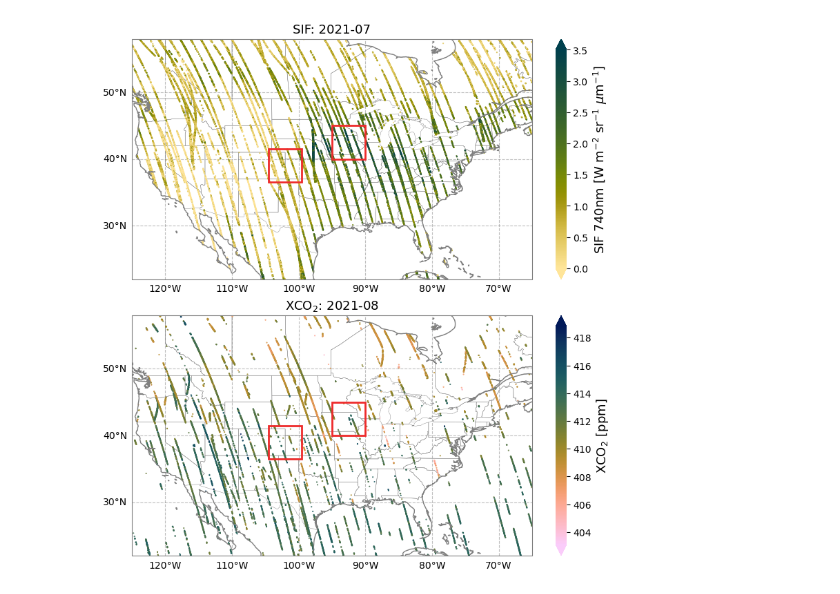
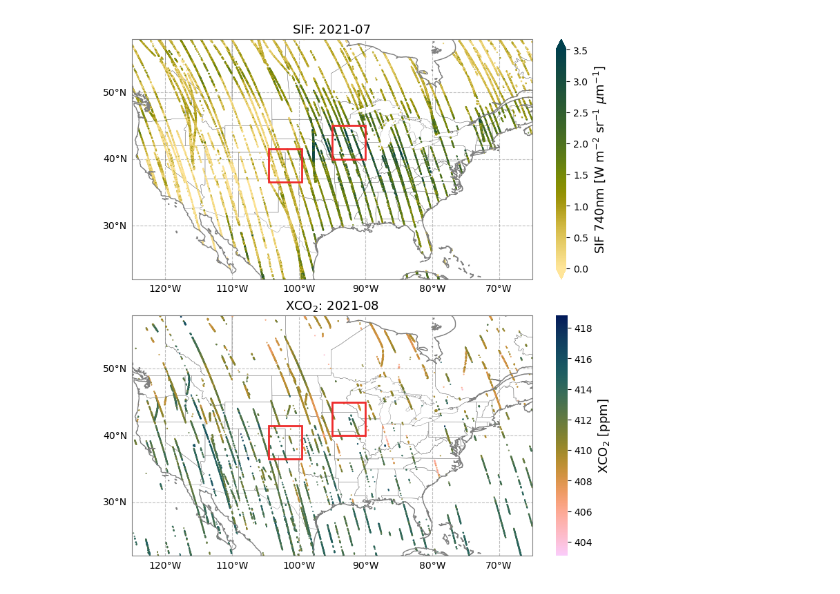
Before and after one commit to joshhjacobson/coSIF, a Jupyter notebook: 01_data_preparation/plot_datasets_202107.ipynb, the cells around one changed output. Saved outputs shown, nothing was run; the diff lists cells and outputs as text; code cells hidden in the pictures.

```diff
--- a/01_data_preparation/plot_datasets_202107.ipynb
+++ b/01_data_preparation/plot_datasets_202107.ipynb
@@ -78,35 +78,35 @@ field_xco2 = axes[1].scatter(
     transform=ccrs.PlateCarree(),
     cmap=cm.batlow_r,
 )
-cb2 = fig.colorbar(field_xco2, ax=axes[1], extend="both")
+cb2 = fig.colorbar(field_xco2, ax=axes[1])
 cb2.set_label(label="XCO$_2$ [ppm]", fontsize=13)
 cb2.outline.set_visible(False)
 
 
 for i in range(len(axes)):
     axes[i].add_patch(
         mpatches.Rectangle(
             xy=[-95, 40],
             width=5,
             height=5,
             facecolor="None",
             edgecolor="#EE2C2C",
             linewidth=2,
             transform=ccrs.PlateCarree(),
         )
     )
     axes[i].add_patch(
         mpatches.Rectangle(
             xy=[-104.5, 36.5],
             width=5,
             height=5,
             facecolor="None",
             edgecolor="#EE2C2C",
             linewidth=2,
             transform=ccrs.PlateCarree(),
         )
     )
 # %% [output]
-[figure, old version]
+[figure, new version]
 # %%
 fig.savefig("../figures/datasets_202107.pdf", dpi=300, bbox_inches="tight")
```
